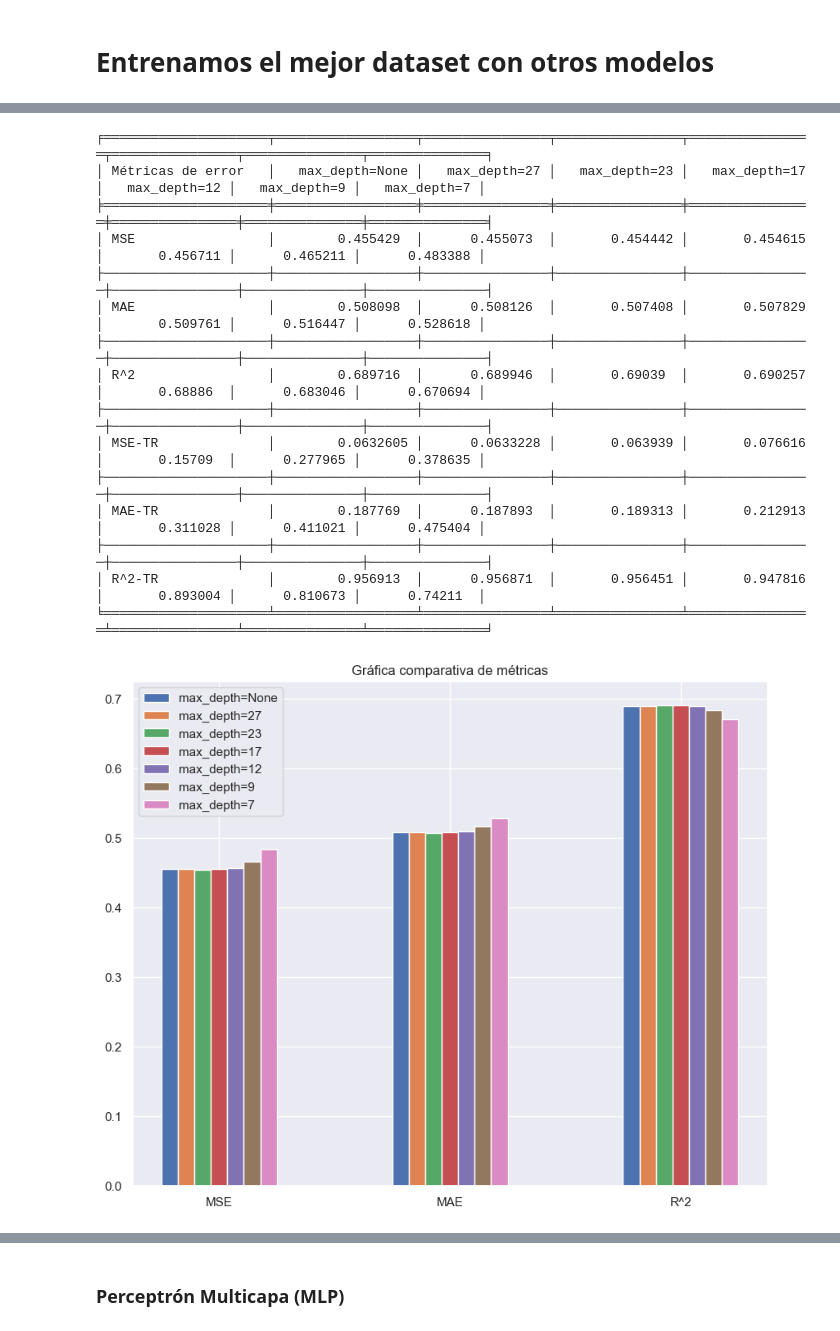
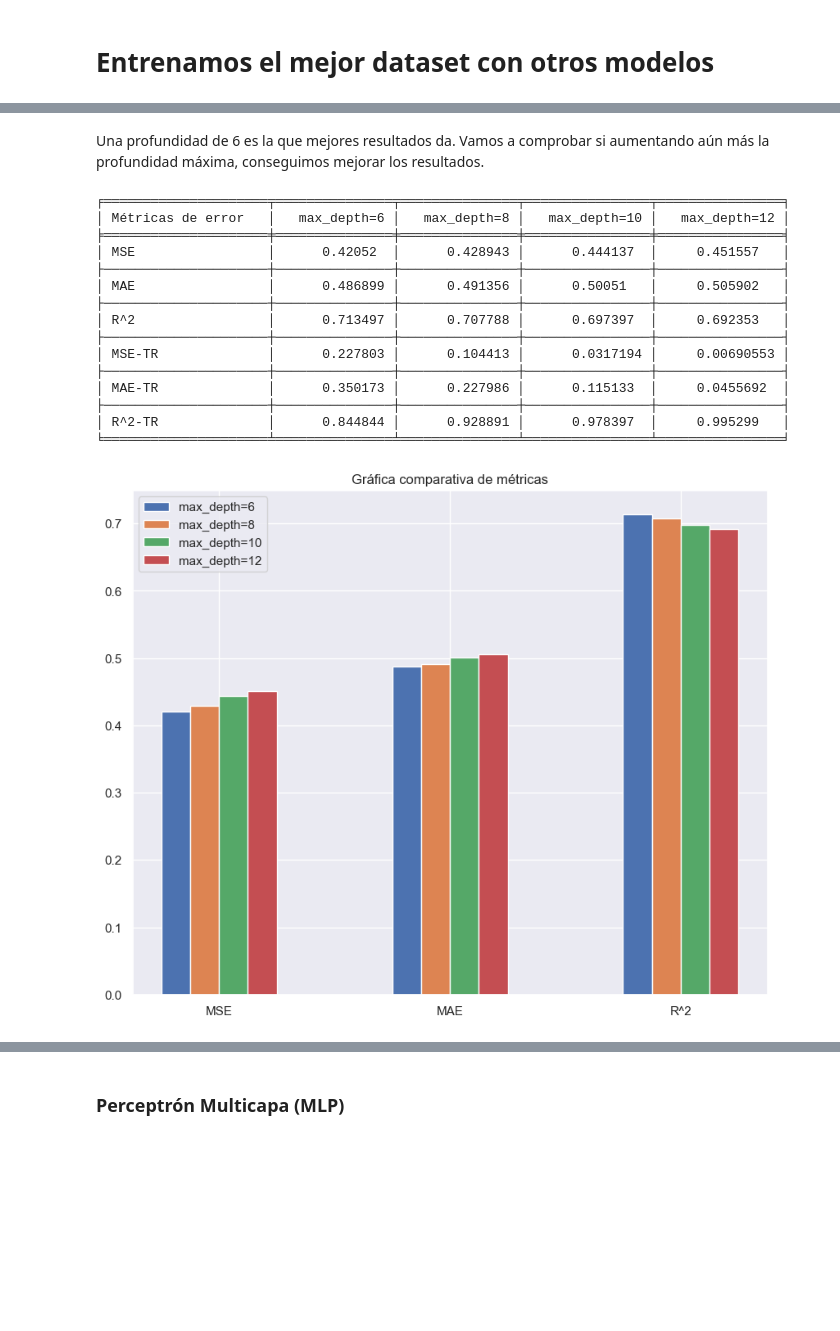
Before and after one commit to JMMelcrack/Predictive-models-applied-to-the-analysis-of-professional-footballers-wages, a Jupyter notebook: FeatureSelection.ipynb, the cells around one changed output, grey strips where cells are left out. Saved outputs shown, nothing was run; the diff lists cells and outputs as text; code cells hidden in the pictures; blank space fills up the shorter version.

```diff
--- a/FeatureSelection.ipynb
+++ b/FeatureSelection.ipynb
@@ -969,0 +968,3 @@ Rfe_best = Rfe_results[1][1:]
+# %%
+Rfe_best = Rfe[1]
+Rfe_best.support_
@@ -1770,3 +1409,8 @@ graficaComparacion(all_result[:, 3:6], titulos, categorias[3:6])
 # %% [markdown]
 ### Comparativa de los mejores parámetros para el modelo de cada dataset
+# %%
+Mifs_data = Mifs_best.transform(x_train)
+PearsonR_data = PearsonR_best.transform(x_train)
+FValue_data = FValue_best.transform(x_train)
+Rfe_data = Rfe_best.transform(x_train)
 # %%
@@ -1814,2 +1460,4 @@ Elegimos entonces el dataset de LVW, ya que obteniendo todos resultados muy simi
+# %%
+best_data = Rfe_data
 # %% [markdown]
 # Entrenamos el mejor dataset con otros modelos
@@ -1886,45 +1658,42 @@ Profundidad Máxima: 38
+# %% [markdown]
+Una profundidad de 6 es la que mejores resultados da. Vamos a comprobar si aumentando aún más la profundidad máxima, conseguimos mejorar los resultados.
 # %%
-model_1 = RandomForestRegressor(n_estimators = 100, max_depth=None, random_state=34, n_jobs=-1)
-model_2 = RandomForestRegressor(n_estimators = 100, max_depth=27, random_state=34, n_jobs=-1)
-model_3 = RandomForestRegressor(n_estimators = 100, max_depth=23, random_state=34, n_jobs=-1)
-model_4 = RandomForestRegressor(n_estimators = 100, max_depth=17, random_state=34, n_jobs=-1)
-model_5 = RandomForestRegressor(n_estimators = 100, max_depth=12, random_state=34, n_jobs=-1)
-model_6 = RandomForestRegressor(n_estimators = 100, max_depth=9, random_state=34, n_jobs=-1)
-model_7 = RandomForestRegressor(n_estimators = 100, max_depth=7, random_state=34, n_jobs=-1)
+# Definir los modelos con los distintos hiperparámetros que se desean probar
+model_1 = GradientBoostingRegressor(loss='huber', n_estimators = 100, learning_rate=0.1, subsample=0.8, max_depth=6, random_state=34)
+model_2 = GradientBoostingRegressor(loss='huber', n_estimators = 100, learning_rate=0.1, subsample=0.8, max_depth=8, random_state=34)
+model_3 = GradientBoostingRegressor(loss='huber', n_estimators = 100, learning_rate=0.1, subsample=0.8, max_depth=10, random_state=34)
+model_4 = GradientBoostingRegressor(loss='huber', n_estimators = 100, learning_rate=0.1, subsample=0.8, max_depth=12, random_state=34)
 
 # Aplicamos CV a nuestros modelos para obtener sus métricas de error
-result1 = crossValidation(model_1, kf, LVW_data, y_train_log, True)
-result2 = crossValidation(model_2, kf, LVW_data, y_train_log, True)
-result3 = crossValidation(model_3, kf, LVW_data, y_train_log, True)
-result4 = crossValidation(model_4, kf, LVW_data, y_train_log, True)
-result5 = crossValidation(model_5, kf, LVW_data, y_train_log, True)
-result6 = crossValidation(model_6, kf, LVW_data, y_train_log, True)
-result7 = crossValidation(model_7, kf, LVW_data, y_train_log, True)
+result1 = crossValidation(model_1, kf, best_data, y_train_log, True)
+result2 = crossValidation(model_2, kf, best_data, y_train_log, True)
+result3 = crossValidation(model_3, kf, best_data, y_train_log, True)
+result4 = crossValidation(model_4, kf, best_data, y_train_log, True)
 
-all_result = np.vstack((result1[1:], result2[1:], result3[1:], result4[1:], result5[1:], result6[1:], result7[1:]))
+all_result = np.vstack((result1[1:], result2[1:], result3[1:], result4[1:]))
 
 categorias = ['MSE', 'MAE', 'R^2', 'MSE-TR', 'MAE-TR', 'R^2-TR']
-titulos = ['max_depth=None', 'max_depth=27', 'max_depth=23', 'max_depth=17', 'max_depth=12', 'max_depth=9', 'max_depth=7']
+titulos = ['max_depth=6', 'max_depth=8', 'max_depth=10', 'max_depth=12']
 
 tablaComparacion(all_result, categorias, titulos)
 
 # Visualizamos los gráficos de barras de los distintos modelos para las métricas de error
 graficaComparacion(all_result[:, 0:3], titulos, categorias[0:3])
 graficaComparacion(all_result[:, 3:6], titulos, categorias[3:6])
 # %% [output]
-╒═════════════════════╤══════════════════╤════════════════╤════════════════╤════════════════╤════════════════╤═══════════════╤═══════════════╕
-│ Métricas de error   │   max_depth=None │   max_depth=27 │   max_depth=23 │   max_depth=17 │   max_depth=12 │   max_depth=9 │   max_depth=7 │
-╞═════════════════════╪══════════════════╪════════════════╪════════════════╪════════════════╪════════════════╪═══════════════╪═══════════════╡
-│ MSE                 │        0.455429  │      0.455073  │       0.454442 │       0.454615 │       0.456711 │      0.465211 │      0.483388 │
-├─────────────────────┼──────────────────┼────────────────┼────────────────┼────────────────┼────────────────┼───────────────┼───────────────┤
-│ MAE                 │        0.508098  │      0.508126  │       0.507408 │       0.507829 │       0.509761 │      0.516447 │      0.528618 │
-├─────────────────────┼──────────────────┼────────────────┼────────────────┼────────────────┼────────────────┼───────────────┼───────────────┤
-│ R^2                 │        0.689716  │      0.689946  │       0.69039  │       0.690257 │       0.68886  │      0.683046 │      0.670694 │
-├─────────────────────┼──────────────────┼────────────────┼────────────────┼────────────────┼────────────────┼───────────────┼───────────────┤
-│ MSE-TR              │        0.0632605 │      0.0633228 │       0.063939 │       0.076616 │       0.15709  │      0.277965 │      0.378635 │
-├─────────────────────┼──────────────────┼────────────────┼────────────────┼────────────────┼────────────────┼───────────────┼───────────────┤
-│ MAE-TR              │        0.187769  │      0.187893  │       0.189313 │       0.212913 │       0.311028 │      0.411021 │      0.475404 │
-├─────────────────────┼──────────────────┼────────────────┼────────────────┼────────────────┼────────────────┼───────────────┼───────────────┤
-│ R^2-TR              │        0.956913  │      0.956871  │       0.956451 │       0.947816 │       0.893004 │      0.810673 │      0.74211  │
-╘═════════════════════╧══════════════════╧════════════════╧════════════════╧════════════════╧════════════════╧═══════════════╧═══════════════╛
+╒═════════════════════╤═══════════════╤═══════════════╤════════════════╤════════════════╕
+│ Métricas de error   │   max_depth=6 │   max_depth=8 │   max_depth=10 │   max_depth=12 │
+╞═════════════════════╪═══════════════╪═══════════════╪════════════════╪════════════════╡
+│ MSE                 │      0.42052  │      0.428943 │      0.444137  │     0.451557   │
+├─────────────────────┼───────────────┼───────────────┼────────────────┼────────────────┤
+│ MAE                 │      0.486899 │      0.491356 │      0.50051   │     0.505902   │
+├─────────────────────┼───────────────┼───────────────┼────────────────┼────────────────┤
+│ R^2                 │      0.713497 │      0.707788 │      0.697397  │     0.692353   │
+├─────────────────────┼───────────────┼───────────────┼────────────────┼────────────────┤
+│ MSE-TR              │      0.227803 │      0.104413 │      0.0317194 │     0.00690553 │
+├─────────────────────┼───────────────┼───────────────┼────────────────┼────────────────┤
+│ MAE-TR              │      0.350173 │      0.227986 │      0.115133  │     0.0455692  │
+├─────────────────────┼───────────────┼───────────────┼────────────────┼────────────────┤
+│ R^2-TR              │      0.844844 │      0.928891 │      0.978397  │     0.995299   │
+╘═════════════════════╧═══════════════╧═══════════════╧════════════════╧════════════════╛
-[figure, old version]
+[figure, new version]
```
Also changed, not shown: parts of 52 cells of this notebook.
